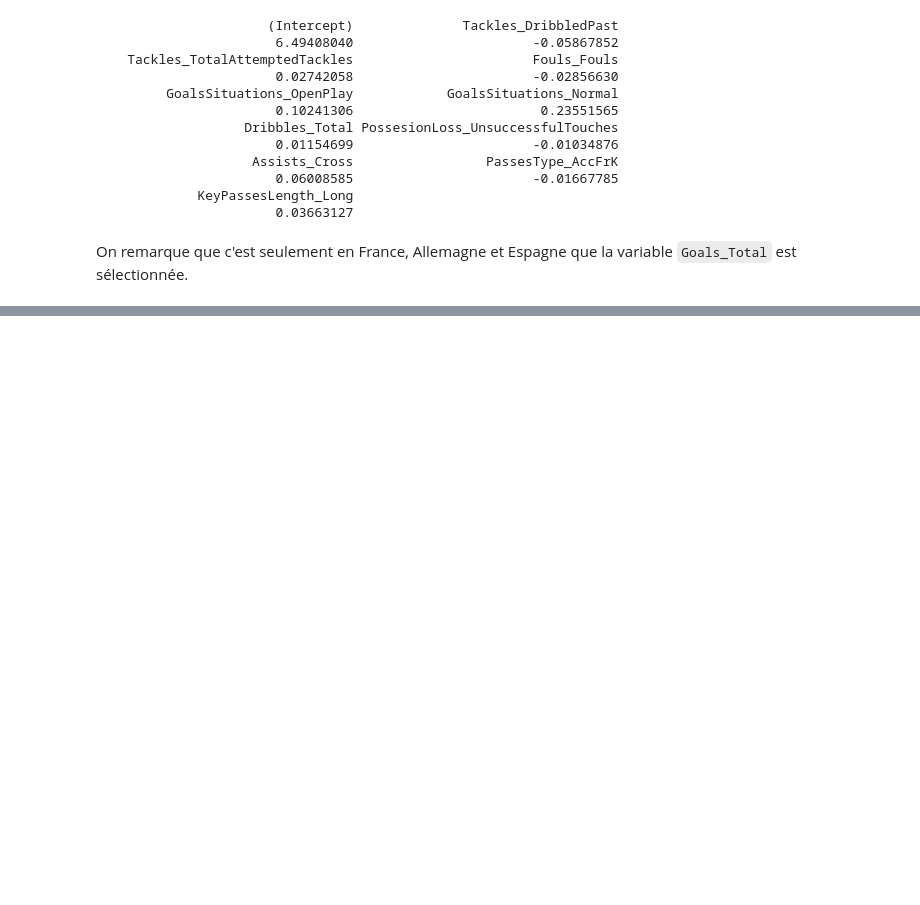
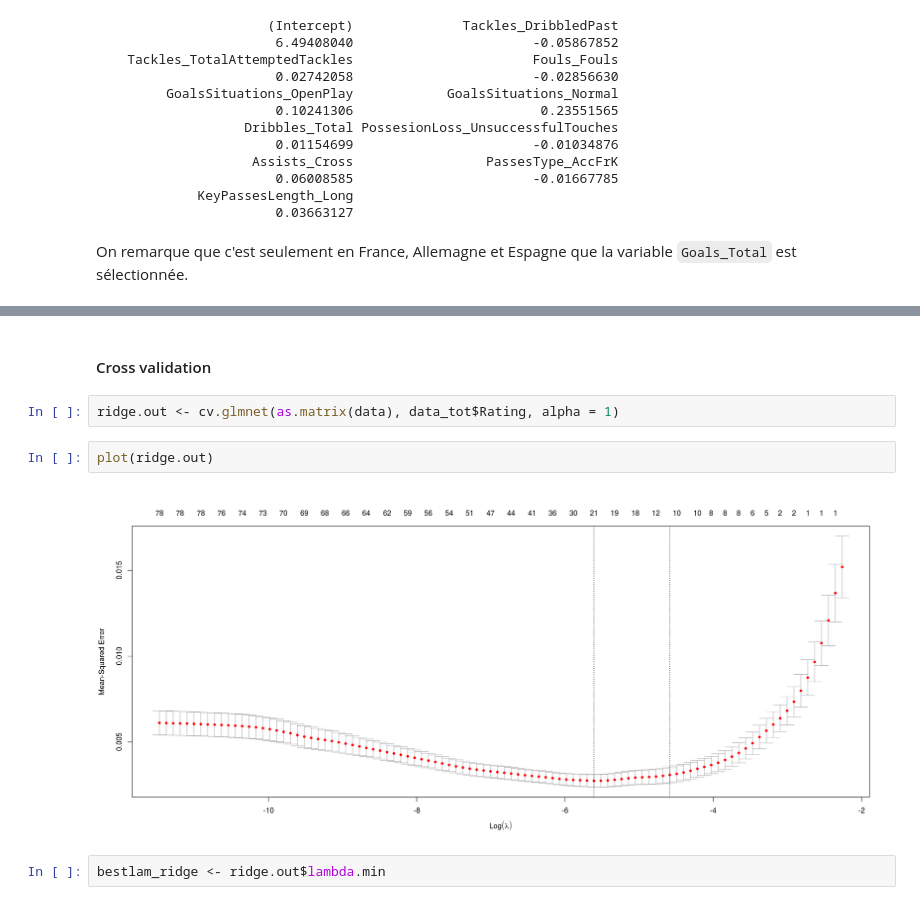
Before and after one commit to CamilleBichet/Projet_Foot_5A, a Jupyter notebook: Selection_de_variables.ipynb, the cells around one changed output, grey strips where cells are left out. Saved outputs shown, nothing was run; the diff lists cells and outputs as text; blank space fills up the shorter version.

```diff
--- a/Selection_de_variables.ipynb
+++ b/Selection_de_variables.ipynb
@@ -213,0 +316,10 @@ On remarque que c'est seulement en France, Allemagne et Espagne que la variable
+# %% [markdown]
+#### Cross validation
+# %%
+ridge.out <- cv.glmnet(as.matrix(data), data_tot$Rating, alpha = 1)
+# %%
+plot(ridge.out)
+# %% [output]
+[figure, added]
+# %%
+bestlam_ridge <- ridge.out$lambda.min
```
Also changed, not shown: parts of 18 cells of this notebook.
